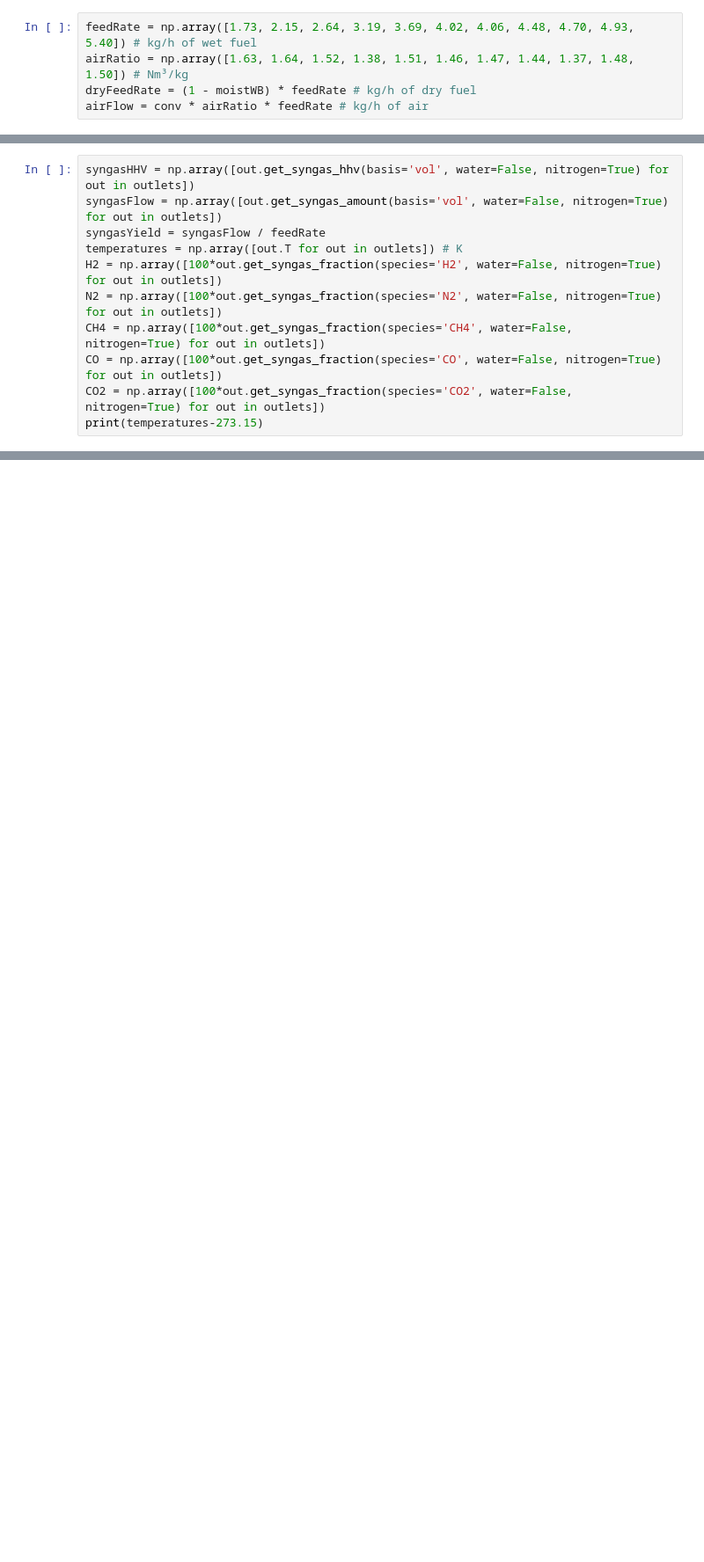
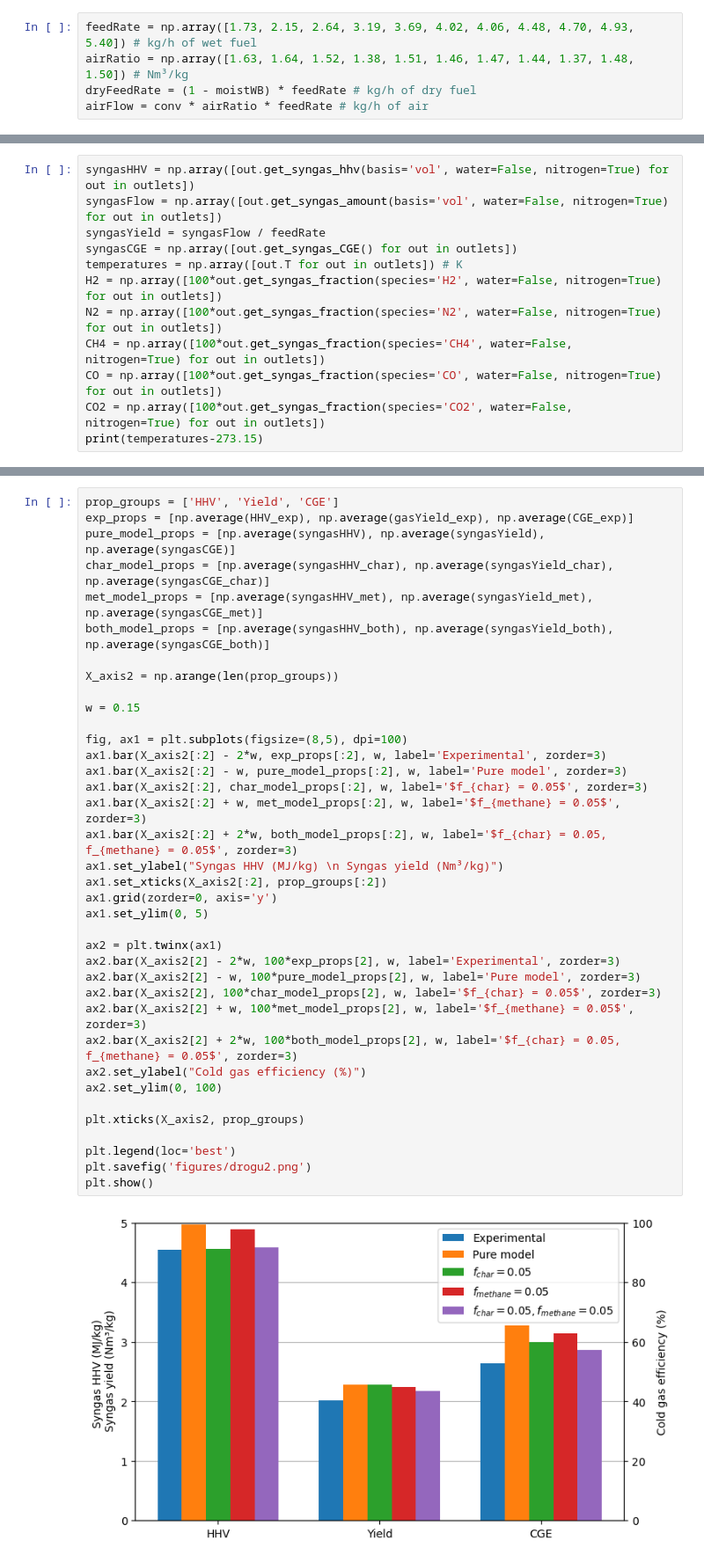
Before and after one commit to jubaldi/gasification, a Jupyter notebook: drogu.ipynb, the cells around one changed output, grey strips where cells are left out. Shown at 88% size. Cells and saved outputs as stored; diff of their text form; blank space fills up the shorter version.

```diff
--- a/drogu.ipynb
+++ b/drogu.ipynb
@@ -70,6 +67,7 @@ for i, dryFeed in enumerate(dryFeedRate):
 syngasHHV = np.array([out.get_syngas_hhv(basis='vol', water=False, nitrogen=True) for out in outlets])
 syngasFlow = np.array([out.get_syngas_amount(basis='vol', water=False, nitrogen=True) for out in outlets])
 syngasYield = syngasFlow / feedRate
+syngasCGE = np.array([out.get_syngas_CGE() for out in outlets])
 temperatures = np.array([out.T for out in outlets]) # K
 H2 = np.array([100*out.get_syngas_fraction(species='H2', water=False, nitrogen=True) for out in outlets])
 N2 = np.array([100*out.get_syngas_fraction(species='N2', water=False, nitrogen=True) for out in outlets])
@@ -247,0 +190,39 @@ plt.show()
+# %%
+prop_groups = ['HHV', 'Yield', 'CGE']
+exp_props = [np.average(HHV_exp), np.average(gasYield_exp), np.average(CGE_exp)]
+pure_model_props = [np.average(syngasHHV), np.average(syngasYield), np.average(syngasCGE)]
+char_model_props = [np.average(syngasHHV_char), np.average(syngasYield_char), np.average(syngasCGE_char)]
+met_model_props = [np.average(syngasHHV_met), np.average(syngasYield_met), np.average(syngasCGE_met)]
+both_model_props = [np.average(syngasHHV_both), np.average(syngasYield_both), np.average(syngasCGE_both)]
+
+X_axis2 = np.arange(len(prop_groups))
+
+w = 0.15
+
+fig, ax1 = plt.subplots(figsize=(8,5), dpi=100)
+ax1.bar(X_axis2[:2] - 2*w, exp_props[:2], w, label='Experimental', zorder=3)
+ax1.bar(X_axis2[:2] - w, pure_model_props[:2], w, label='Pure model', zorder=3)
+ax1.bar(X_axis2[:2], char_model_props[:2], w, label='$f_{char} = 0.05$', zorder=3)
+ax1.bar(X_axis2[:2] + w, met_model_props[:2], w, label='$f_{methane} = 0.05$', zorder=3)
+ax1.bar(X_axis2[:2] + 2*w, both_model_props[:2], w, label='$f_{char} = 0.05, f_{methane} = 0.05$', zorder=3)
+ax1.set_ylabel("Syngas HHV (MJ/kg) \n Syngas yield (Nm³/kg)")
+ax1.set_xticks(X_axis2[:2], prop_groups[:2])
+ax1.grid(zorder=0, axis='y')
+ax1.set_ylim(0, 5)
+
+ax2 = plt.twinx(ax1)
+ax2.bar(X_axis2[2] - 2*w, 100*exp_props[2], w, label='Experimental', zorder=3)
+ax2.bar(X_axis2[2] - w, 100*pure_model_props[2], w, label='Pure model', zorder=3)
+ax2.bar(X_axis2[2], 100*char_model_props[2], w, label='$f_{char} = 0.05$', zorder=3)
+ax2.bar(X_axis2[2] + w, 100*met_model_props[2], w, label='$f_{methane} = 0.05$', zorder=3)
+ax2.bar(X_axis2[2] + 2*w, 100*both_model_props[2], w, label='$f_{char} = 0.05, f_{methane} = 0.05$', zorder=3)
+ax2.set_ylabel("Cold gas efficiency (%)")
+ax2.set_ylim(0, 100)
+
+plt.xticks(X_axis2, prop_groups)
+
+plt.legend(loc='best')
+plt.savefig('figures/drogu2.png')
+plt.show()
+# %% [output]
+[figure, added]
```
Also changed, not shown: parts of 9 cells of this notebook, 17 other files.
